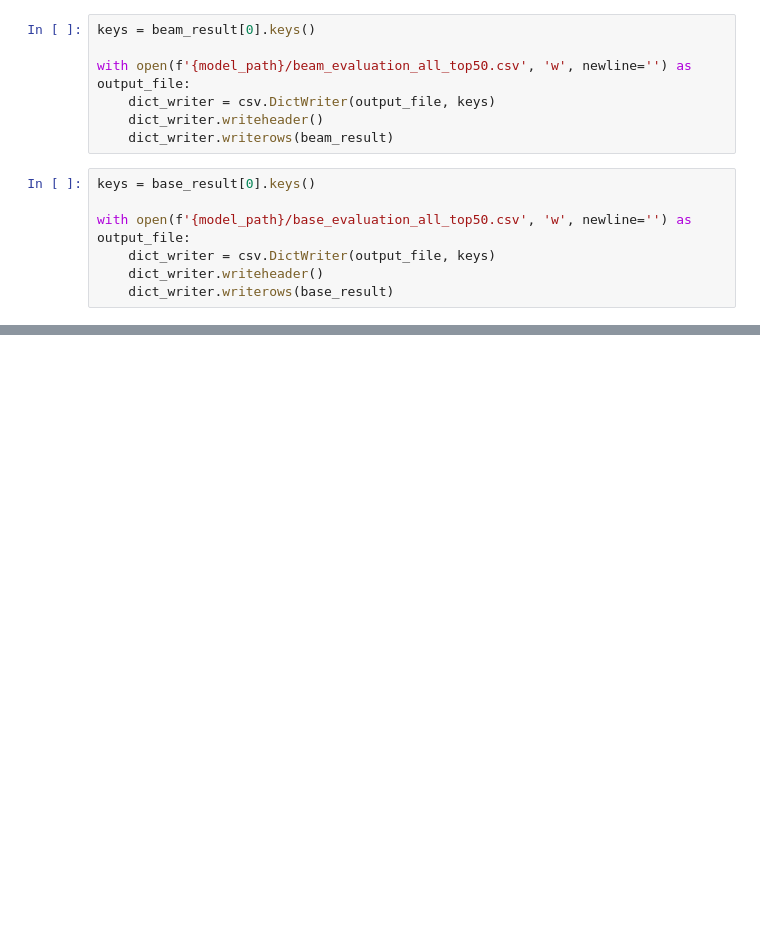
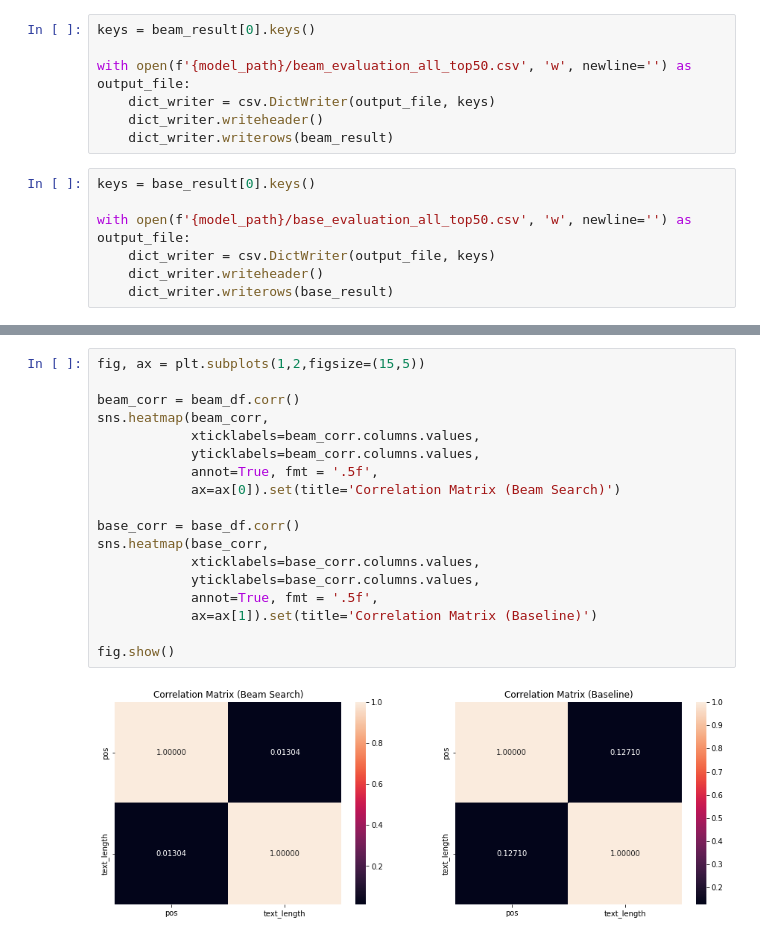
Before and after one commit to chrisandoryan/Camstroke-Inference, a Jupyter notebook: Camstroke_Inference.ipynb, the cells around one changed output, grey strips where cells are left out. Cells and saved outputs as stored; diff of their text form; blank space fills up the shorter version.

```diff
--- a/Camstroke_Inference.ipynb
+++ b/Camstroke_Inference.ipynb
@@ -990,0 +1046,20 @@ with open(f'{model_path}/base_evaluation_all_top50.csv', 'w', newline='') as out
+# %%
+fig, ax = plt.subplots(1,2,figsize=(15,5))
+
+beam_corr = beam_df.corr()
+sns.heatmap(beam_corr,
+            xticklabels=beam_corr.columns.values,
+            yticklabels=beam_corr.columns.values,
+            annot=True, fmt = '.5f',
+            ax=ax[0]).set(title='Correlation Matrix (Beam Search)')
+
+base_corr = base_df.corr()
+sns.heatmap(base_corr,
+            xticklabels=base_corr.columns.values,
+            yticklabels=base_corr.columns.values,
+            annot=True, fmt = '.5f',
+            ax=ax[1]).set(title='Correlation Matrix (Baseline)')
+
+fig.show()
+# %% [output]
+[figure, added]
```
Also changed, not shown: parts of 7 cells of this notebook.
